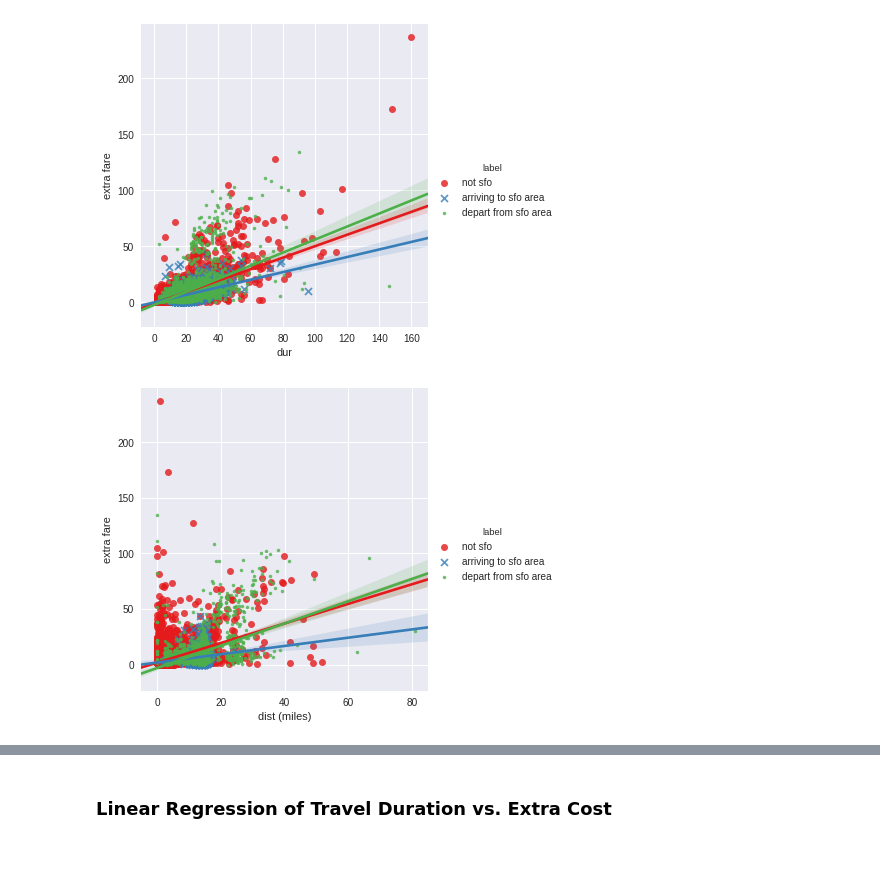
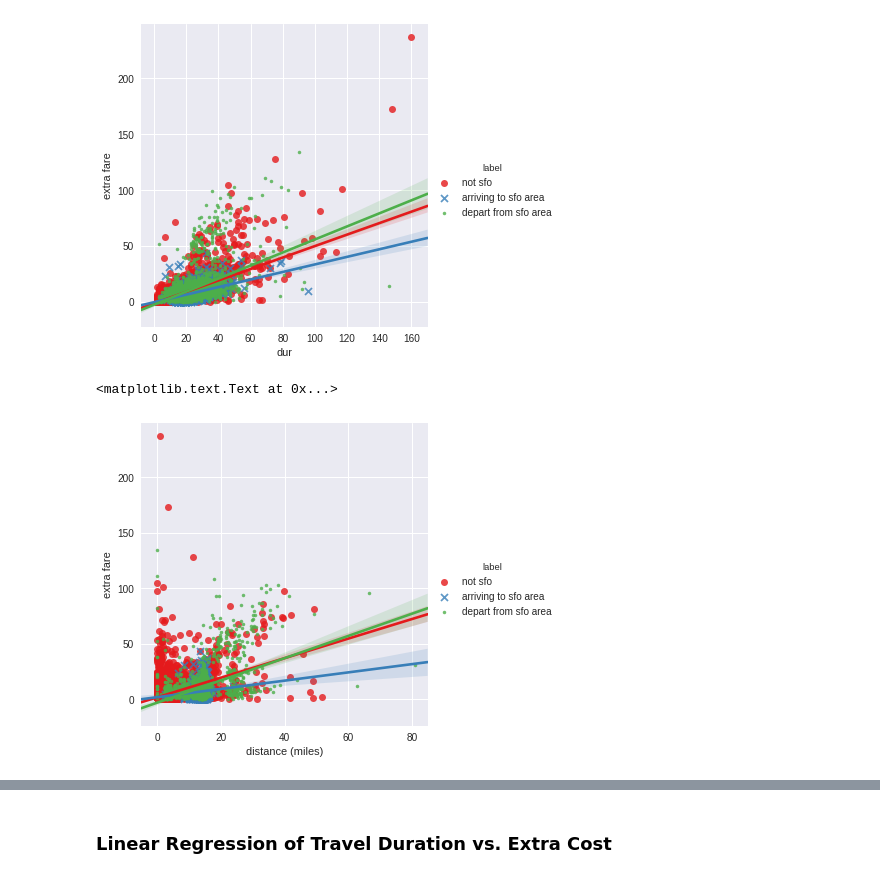
Before and after one commit to lawrencechen14/ce88-project, a Jupyter notebook: Exploration+of+Taxi+Trip+Fares+in+the+San+Francisco+Bay+Area.ipynb, the cells around one changed output, grey strips where cells are left out. Drawn from its saved outputs; the diff is of its cells as text; code cells hidden in the pictures.

```diff
--- a/Exploration+of+Taxi+Trip+Fares+in+the+San+Francisco+Bay+Area.ipynb
+++ b/Exploration+of+Taxi+Trip+Fares+in+the+San+Francisco+Bay+Area.ipynb
@@ -249,5 +272,7 @@ sns.lmplot(x='dur', y="extra fare", hue="label", data=taxi_clean,
 # %%
 sns.lmplot(x='dist (miles)', y="extra fare", hue="label", data=taxi_clean,
            markers=["o", "x", '.'], palette="Set1");
+plt.xlabel("distance (miles)")
 # %% [output]
+<matplotlib.text.Text at 0x...>
-[figure, old version]
+[figure, new version]
```
Also changed, not shown: parts of 18 cells of this notebook.
